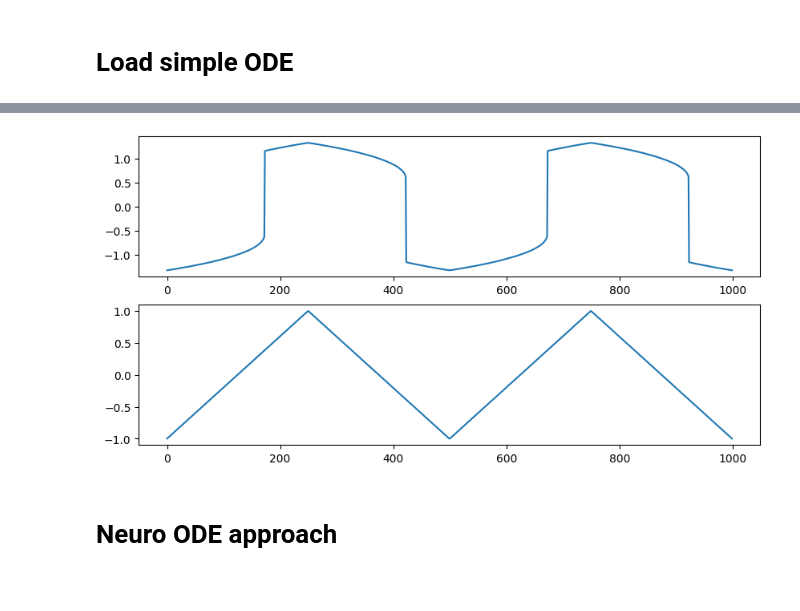
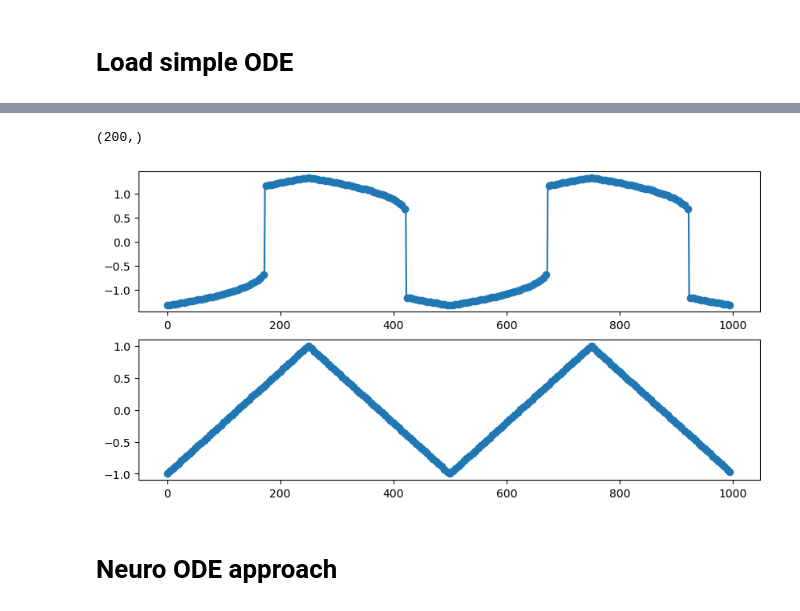
Before and after one commit to MalachiteWind/stable_node_control, a Jupyter notebook: learn_f_g.ipynb, the cells around one changed output, grey strips where cells are left out. Cells and saved outputs as stored; diff of their text form; code cells hidden in the pictures.

```diff
--- a/learn_f_g.ipynb
+++ b/learn_f_g.ipynb
@@ -60,13 +67,23 @@ X = np.hstack((X,X))
 
 lam_vals  = np.hstack((lam_up,lam_down))
 lam_vals = np.hstack((lam_vals,lam_vals))
+
+t_train = np.arange(0,len(X),5)
+X_train = X[t_train]
+lam_train = lam_vals[t_train]
+# %%
+t_train.shape
+# %% [output]
+(200,)
 # %%
 fig, ax = plt.subplots(2,1,figsize=(10,5))
 ax[0].plot(X)
+ax[0].scatter(t_train,X_train)
 ax[1].plot(lam_vals)
+ax[1].scatter(t_train,lam_train)
 plt.show()
 # %% [output]
-[figure, old version]
+[figure, new version]
 # %% [markdown]
 # Neuro ODE approach
 # %%
```
Also changed, not shown: parts of 19 cells of this notebook, 2 other files.
